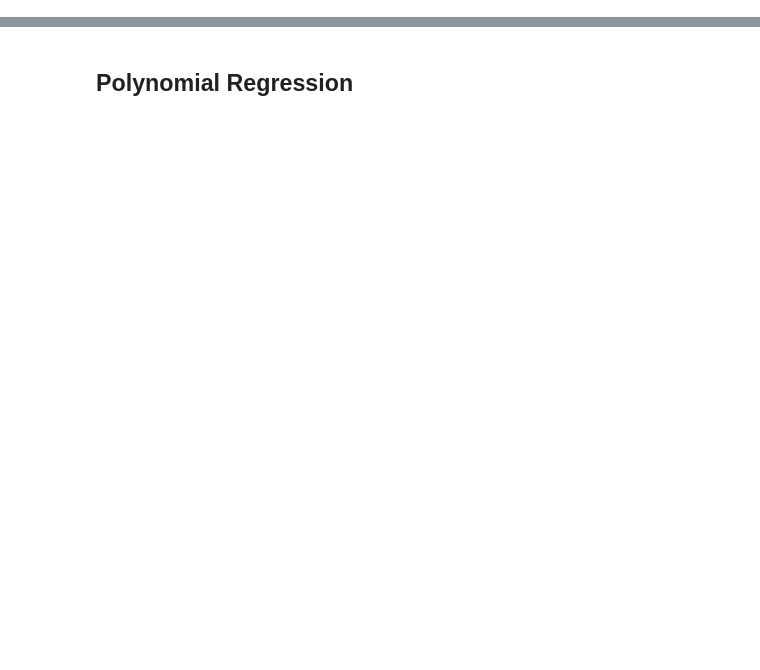
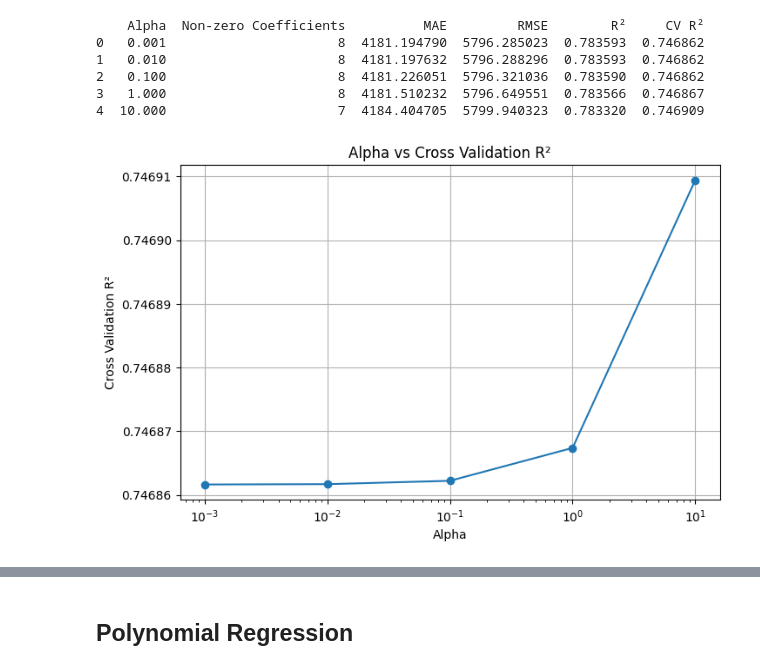
Before and after one commit to shsaniya04/Machine-Learning, a Jupyter notebook: 00_Practice_Notebook.ipynb, the cells around one changed output, grey strips where cells are left out. Cells and saved outputs as stored; diff of their text form; code cells hidden in the pictures; blank space fills up the shorter version.

```diff
--- a/00_Practice_Notebook.ipynb
+++ b/00_Practice_Notebook.ipynb
@@ -0,0 +42,6 @@
+# %%
+lasso = Lasso(alpha=1)
+
+lasso.fit(X_train_scaled, y_train)
+
+y_pred = lasso.predict(X_test_scaled)
@@ -0,0 +94,8 @@
+# %%
+from sklearn.pipeline import Pipeline
+from sklearn.model_selection import cross_val_score
+from sklearn.linear_model import Lasso
+
+alphas = [0.001, 0.01, 0.1, 1, 10]
+
+results = []
@@ -0,0 +132,35 @@
+# %%
+results = pd.DataFrame(results)
+
+print(results)
+# %% [output]
+    Alpha  Non-zero Coefficients          MAE         RMSE        R²     CV R²
+0   0.001                      8  4181.194790  5796.285023  0.783593  0.746862
+1   0.010                      8  4181.197632  5796.288296  0.783593  0.746862
+2   0.100                      8  4181.226051  5796.321036  0.783590  0.746862
+3   1.000                      8  4181.510232  5796.649551  0.783566  0.746867
+4  10.000                      7  4184.404705  5799.940323  0.783320  0.746909
+# %%
+import matplotlib.pyplot as plt
+
+plt.figure(figsize=(8,5))
+
+plt.plot(
+    results["Alpha"],
+    results["CV R²"],
+    marker="o"
+)
+
+plt.xscale("log")
+
+plt.xlabel("Alpha")
+
+plt.ylabel("Cross Validation R²")
+
+plt.title("Alpha vs Cross Validation R²")
+
+plt.grid(True)
+
+plt.show()
+# %% [output]
+[figure, added]
```
Also changed, not shown: parts of 48 cells of this notebook.
